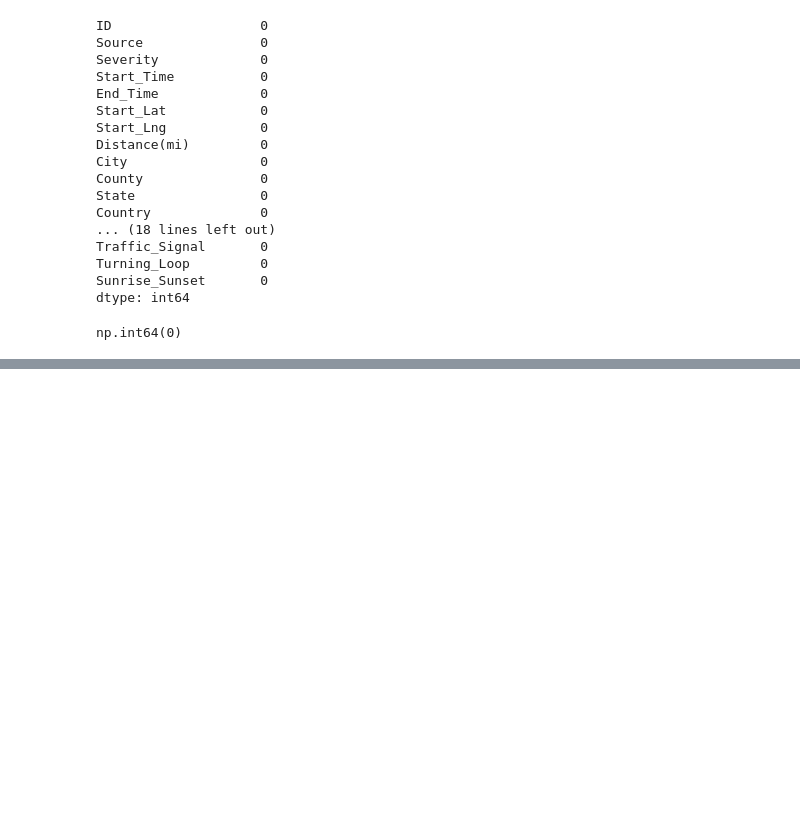
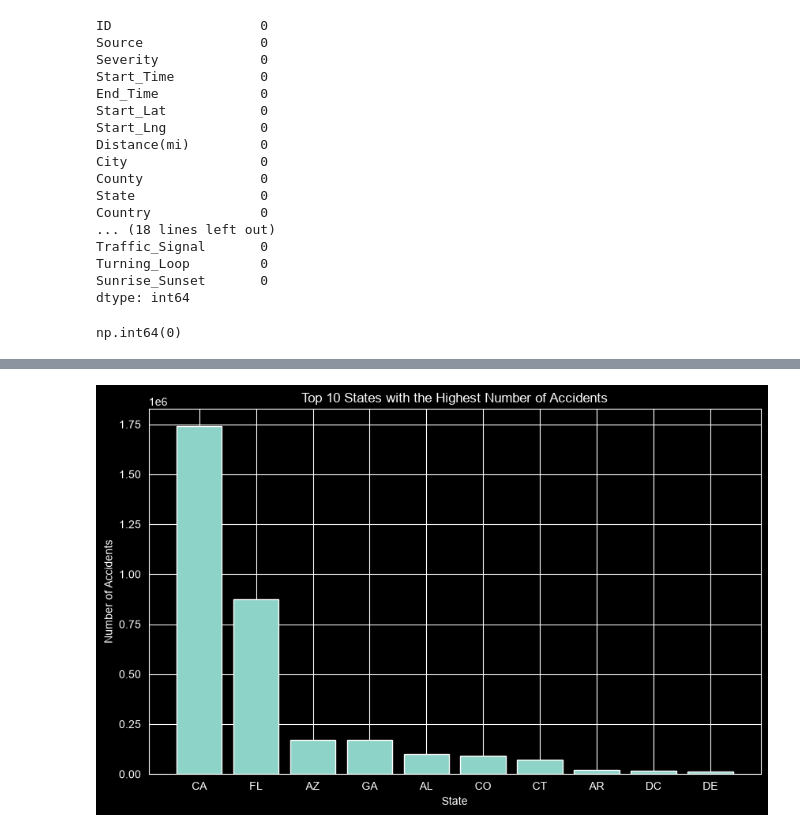
Before and after one commit to masoudtjaik/Data-Analysis-Project-US-ACCIDENT, a Jupyter notebook: US.ipynb, the cells around one changed output, grey strips where cells are left out. Cells and saved outputs as stored; diff of their text form; code cells hidden in the pictures; blank space fills up the shorter version.

```diff
--- a/US.ipynb
+++ b/US.ipynb
@@ -237,0 +292,21 @@ np.int64(0)
+# %%
+state_accidents = (
+    df.groupby('State')
+      .size()
+    .head(10)
+      .sort_values(ascending=False)
+      .reset_index(name='Accidents_Count')
+)
+# %%
+plt.figure(figsize=(10,6))
+
+plt.bar(state_accidents['State'],
+        state_accidents['Accidents_Count'])
+
+plt.title('Top 10 States with the Highest Number of Accidents')
+plt.xlabel('State')
+plt.ylabel('Number of Accidents')
+
+plt.show()
+# %% [output]
+[figure, added]
```
Also changed, not shown: parts of 15 cells of this notebook, 1 other file.
